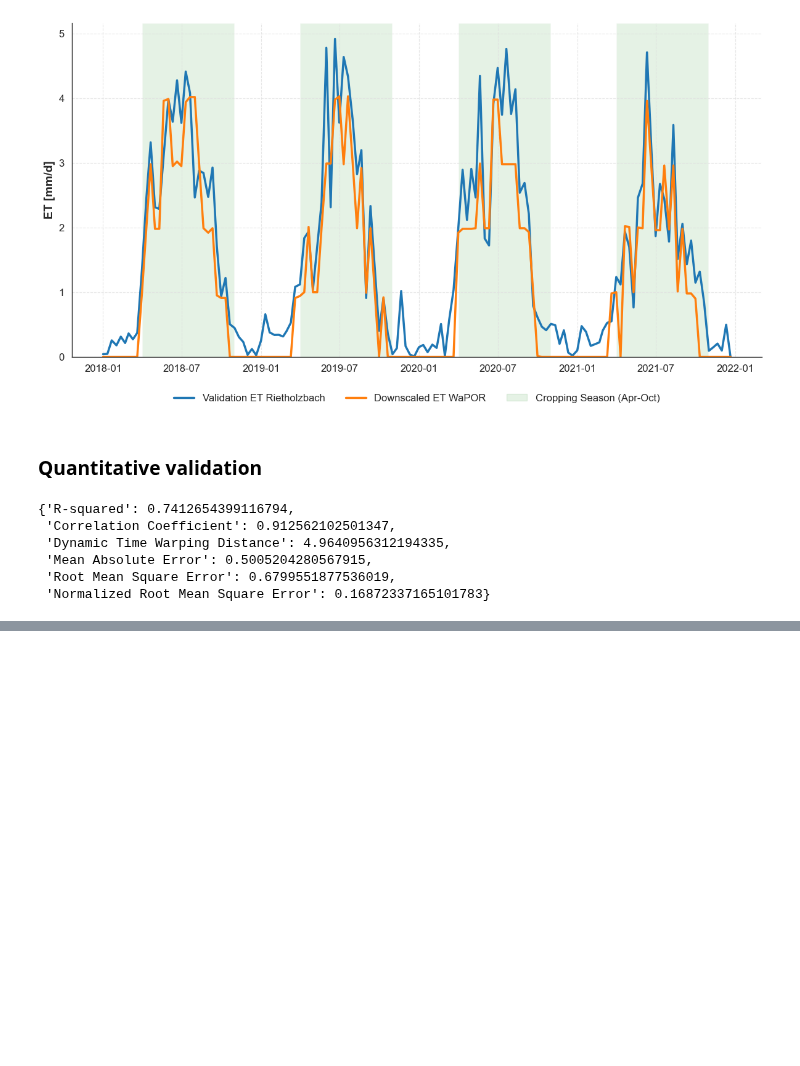
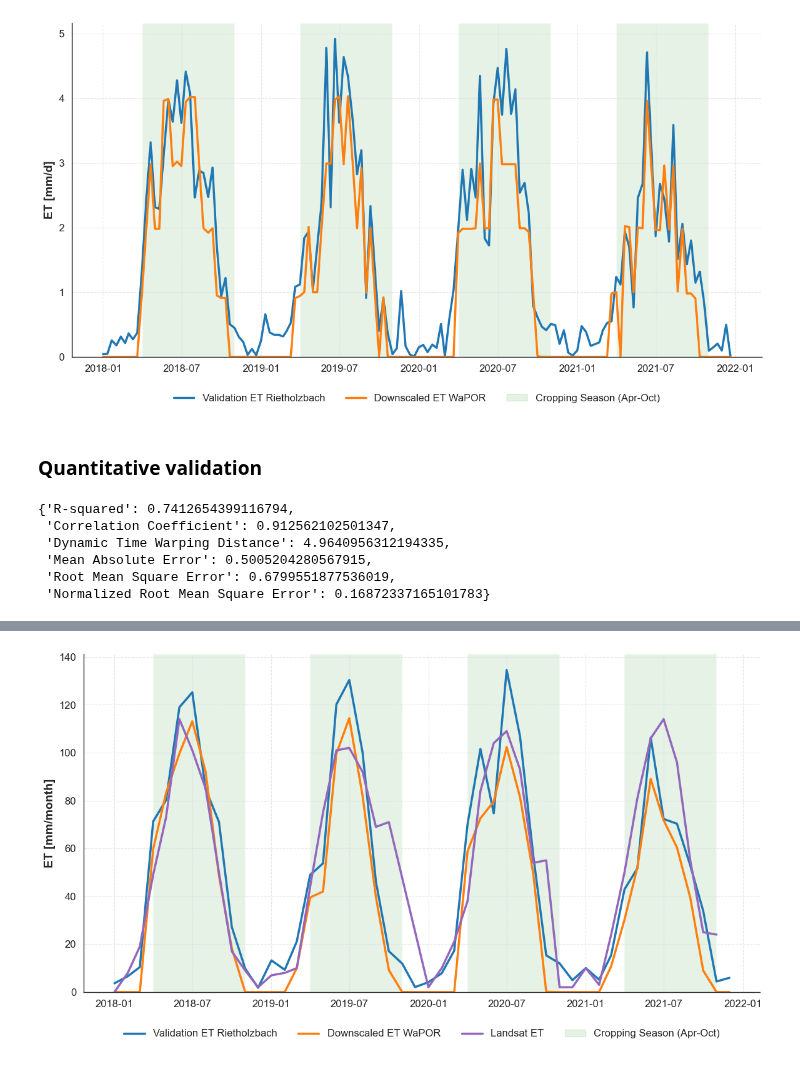
Before and after one commit to CooperBigFoot/ETblue-estimation, a Jupyter notebook: downscale_ET_data/validate_WaPOR_ET.ipynb, the cells around one changed output, grey strips where cells are left out. Saved outputs shown, nothing was run; the diff lists cells and outputs as text; code cells hidden in the pictures; blank space fills up the shorter version.

Commit message:
Validate Landsat ET product together with WaPOR

```diff
--- a/downscale_ET_data/validate_WaPOR_ET.ipynb
+++ b/downscale_ET_data/validate_WaPOR_ET.ipynb
@@ -461,0 +459,5 @@ metrics
+# %%
+# Filter landsat_ET_rietholzbach_df for dates between 2018-01-01 and 2021-12-31
+landsat_ET_rietholzbach_df = landsat_ET_rietholzbach_df[
+    (landsat_ET_rietholzbach_df['date'] >= '2018-01-01') & (landsat_ET_rietholzbach_df['date'] <= '2021-12-31')
+]
@@ -461,0 +466,8 @@ metrics
+# %%
+wapor_monthly_et = aggregate_to_monthly(et_collection)
+wapor_monthly_et_fc = extract_pixel_values(wapor_monthly_et, point)
+waport_monthly_df = geemap.ee_to_df(ee.FeatureCollection(wapor_monthly_et_fc))
+waport_monthly_df["evapotranspiration[mm/month]"] = waport_monthly_df["pixel_value"] / 100
+waport_monthly_df["date"] = pd.to_datetime(waport_monthly_df["date"])
+# %%
+dates_for_validation = store_collection_dates(wapor_monthly_et)
@@ -461,0 +476,3 @@ metrics
+# %%
+rietholzbach_monthly_ET_df = aggregate_time_series(rietholzbach_validation_df, dates_for_validation, aggregation_type="sum")
+rietholzbach_monthly_ET_df.rename(columns={"sum_evapotranspiration_[mm/d]": "sum_evapotranspiration_[mm/month]"}, inplace=True)
@@ -461,0 +481,72 @@ metrics
+# %%
+plt.figure(figsize=(12, 7))  # Increased height to accommodate bottom legend
+
+# Plot the data
+sns.lineplot(
+    data=rietholzbach_monthly_ET_df,
+    x="date",
+    y="sum_evapotranspiration_[mm/month]",
+    label="Validation ET Rietholzbach",
+    color="#1f77b4",
+)
+sns.lineplot(
+    data=waport_monthly_df,
+    x="date",
+    y="evapotranspiration[mm/month]",
+    label="Downscaled ET WaPOR",
+    color="#ff7f0e",
+)
+sns.lineplot(
+    data=landsat_ET_rietholzbach_df,
+    x="date",
+    y="evapotranspiration[mm/month]",
+    label="Landsat ET",
+    color="#9467bd"
+)
+
+# Set labels
+plt.xlabel("")
+plt.ylabel("ET [mm/month]")
+
+plt.ylim(bottom=0)
+
+# Add green background for April to October
+for year in range(
+    rietholzbach_monthly_ET_df["date"].dt.year.min(),
+    rietholzbach_monthly_ET_df["date"].dt.year.max() + 1,
+):
+    plt.axvspan(
+        pd.Timestamp(f"{year}-04-01"),
+        pd.Timestamp(f"{year}-10-31"),
+        facecolor="green",
+        alpha=0.1,
+        zorder=0,
+    )
+
+# Create a custom patch for the legend
+green_patch = mpatches.Patch(
+    color="green", alpha=0.1, label="Cropping Season (Apr-Oct)"
+)
+
+# Get current handles and labels
+handles, labels = plt.gca().get_legend_handles_labels()
+handles.append(green_patch)
+
+# Place the legend at the bottom with 3 columns
+plt.legend(
+    handles=handles,
+    loc="lower center",
+    bbox_to_anchor=(0.5, -0.15),
+    ncol=4,
+    borderaxespad=0.0,
+)
+
+# Adjust layout to prevent cutting off the legend
+plt.tight_layout()
+plt.subplots_adjust(bottom=0.2)  # Adjust bottom margin to fit the legend
+
+
+plt.savefig("/Users/cooper/Desktop/Hydrosolutions/ETblue-estimation /images/ET_validation/WaPOR_Landsat_validation_Rietholzbach_monthly.png", dpi=300, bbox_inches="tight")
+plt.show()
+# %% [output]
+[figure, added]
```
Also changed, not shown: parts of 18 cells of this notebook, 2 other files.
